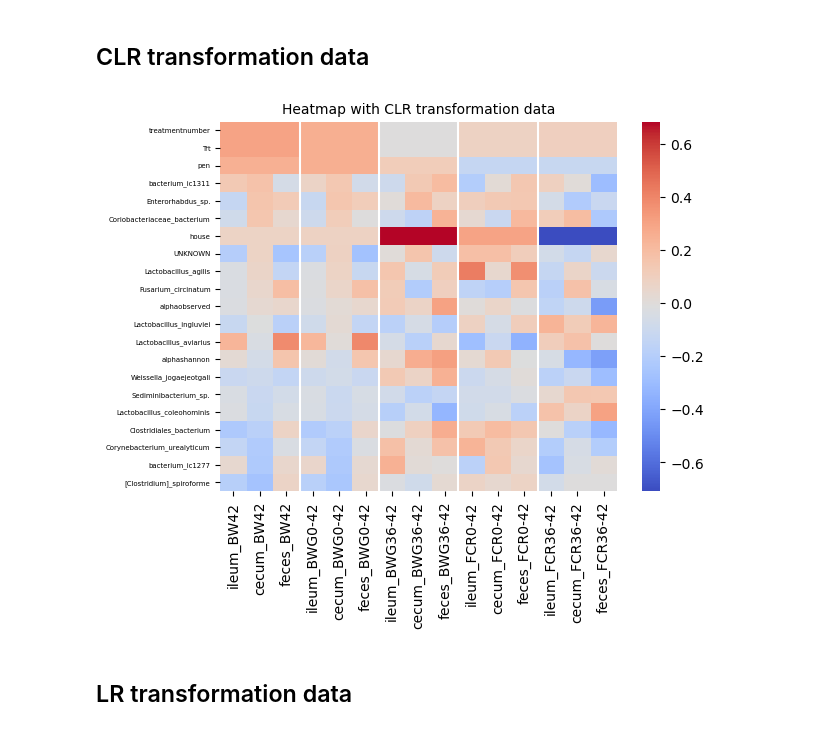
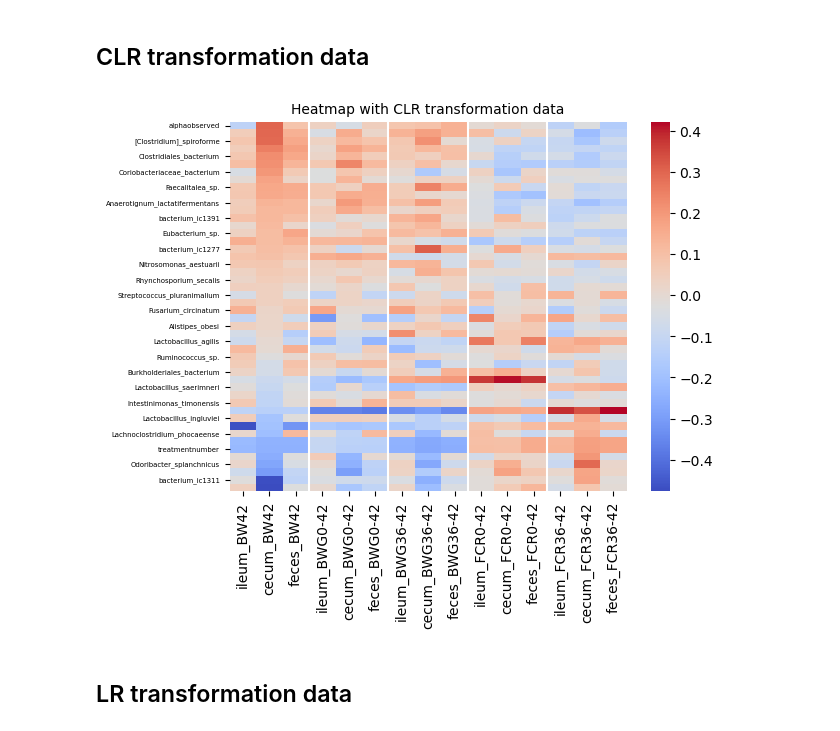
Before and after one commit to SIWAproject/Performance, a Jupyter notebook: performance_analysis.ipynb, the cells around one changed output. Saved outputs shown, nothing was run; the diff lists cells and outputs as text; code cells hidden in the pictures.

```diff
--- a/performance_analysis.ipynb
+++ b/performance_analysis.ipynb
@@ -290,5 +314,5 @@ df_pilot['pen'] = df_pilot['pen'].astype(float).astype(int)
 # %%
-df = dfmd_345.merge(df_pilot, how='left', left_on =['projectid', 'house', 'pen'], right_on =['projectid', 'house', 'pen'])
+df = dfmk.merge(df_pilot, how='left', left_on =['projectid', 'house', 'pen'], right_on =['projectid', 'house', 'pen'])
 print(df.shape)
 print(df.columns)
 df.head(1)
@@ -326,0 +355,5 @@ Index(['sampleid', 'fullsampleid', 'kitid', 'runid', 'animalid',
+# %%
+df_relation_clr = df.merge(dfspecie_clr, how='left', left_on =['fullsampleid'], right_on =['fullsampleid'])
+print(df_relation_clr.shape)
+print(df_relation_clr.columns)
+df_relation_clr.head(1)
@@ -401,7 +433,5 @@ filtered_df
 # %% [markdown]
 # CLR transformation data
-# %%
-df_relation_clr = df.merge(df345_clr_t, how='left', left_on =['fullsampleid'], right_on =['fullsampleid'])
 # %%
 corr_cecum_clr = df_relation_clr.loc[df_relation_clr['samplelocation'] == 'cecum'].corr()[['BW42', 'FCR0-42', 'FCR36-42', 'BWG0-42', 'BWG36-42']].sort_values(by = 'BW42', ascending = False).drop(['BW42', 'FCR0-42', 'FCR36-42', 'BWG0-42', 'BWG36-42'], axis=0)
 corr_ileum_clr = df_relation_clr.loc[df_relation_clr['samplelocation'] == 'ileum'].corr()[['BW42', 'FCR0-42', 'FCR36-42', 'BWG0-42', 'BWG36-42']].sort_values(by = 'BW42', ascending = False).drop(['BW42', 'FCR0-42', 'FCR36-42', 'BWG0-42', 'BWG36-42'], axis=0)
@@ -414,14 +444,9 @@ corr_feces_clr = corr_feces_clr.add_prefix('feces_')
 
 df_corr_clr = pd.merge(corr_cecum_clr, corr_ileum_clr, left_index=True, right_index=True, how='left')
 df_corr_clr = pd.merge(df_corr_clr, corr_feces_clr, left_index=True, right_index=True, how='left')
-df_corr_clr[['ileum_BW42', 'cecum_BW42', 'feces_BW42',
-         'ileum_BWG0-42', 'cecum_BWG0-42', 'feces_BWG0-42',
-         'ileum_BWG36-42', 'cecum_BWG36-42', 'feces_BWG36-42',
-         'ileum_FCR0-42', 'cecum_FCR0-42', 'feces_FCR0-42',
-         'ileum_FCR36-42', 'cecum_FCR36-42', 'feces_FCR36-42']
-       ].sort_values(by = 'ileum_BW42', ascending = False).head(2)
+df_corr_clr.sort_values(by = 'ileum_BW42', ascending = False).head(2)
 
-filtered_df_clr = df_corr_clr[(df_corr_clr >= -0.1) | (df_corr_clr <= 0.1)].dropna()
-filtered_df_clr.head(5)
+df_corr_clr_f = df_corr_clr[(df_corr_clr >= -0.1) | (df_corr_clr <= 0.1)].dropna()
+df_corr_clr_f
 # %% [output]
 |  | cecum_BW42 | cecum_FCR0-42 | cecum_FCR36-42 | cecum_BWG0-42 | cecum_BWG36-42 | ileum_BW42 | ileum_FCR0-42 | ... |
@@ -524,26 +535,26 @@ plt.show()
 # %%
 column_order = ['ileum_BW42', 'cecum_BW42', 'feces_BW42',
          'ileum_BWG0-42', 'cecum_BWG0-42', 'feces_BWG0-42',
          'ileum_BWG36-42', 'cecum_BWG36-42', 'feces_BWG36-42',
          'ileum_FCR0-42', 'cecum_FCR0-42', 'feces_FCR0-42',
          'ileum_FCR36-42', 'cecum_FCR36-42', 'feces_FCR36-42']
 
 # Crear el heatmap utilizando seaborn
 fig, ax = plt.subplots()
-ht2 = sns.heatmap(filtered_df_clr[column_order],ax = ax, cmap='coolwarm')
+ht2 = sns.heatmap(df_corr_clr_f[column_order],ax = ax, cmap='coolwarm')
 plt.xticks(fontsize=10)
 plt.yticks(fontsize=5)
 ax.axvline(3, color='w')
 ax.axvline(6, color='w')
 ax.axvline(9, color='w')
 ax.axvline(12, color='w')
 ax.set_title('Heatmap with CLR transformation data', fontsize=10)
 
 
 
 plt.show()
 # %% [output]
-[figure, old version]
+[figure, new version]
 # %% [markdown]
 ## LR transformation data
 # %%
```
Also changed, not shown: parts of 51 cells of this notebook.
